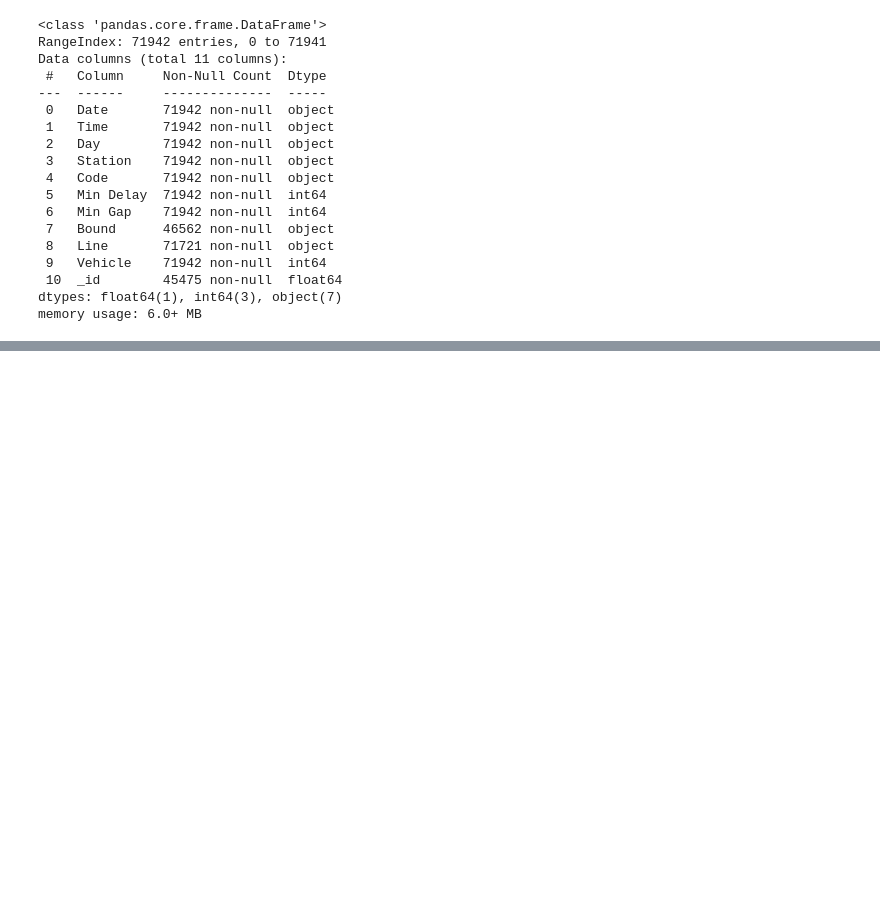
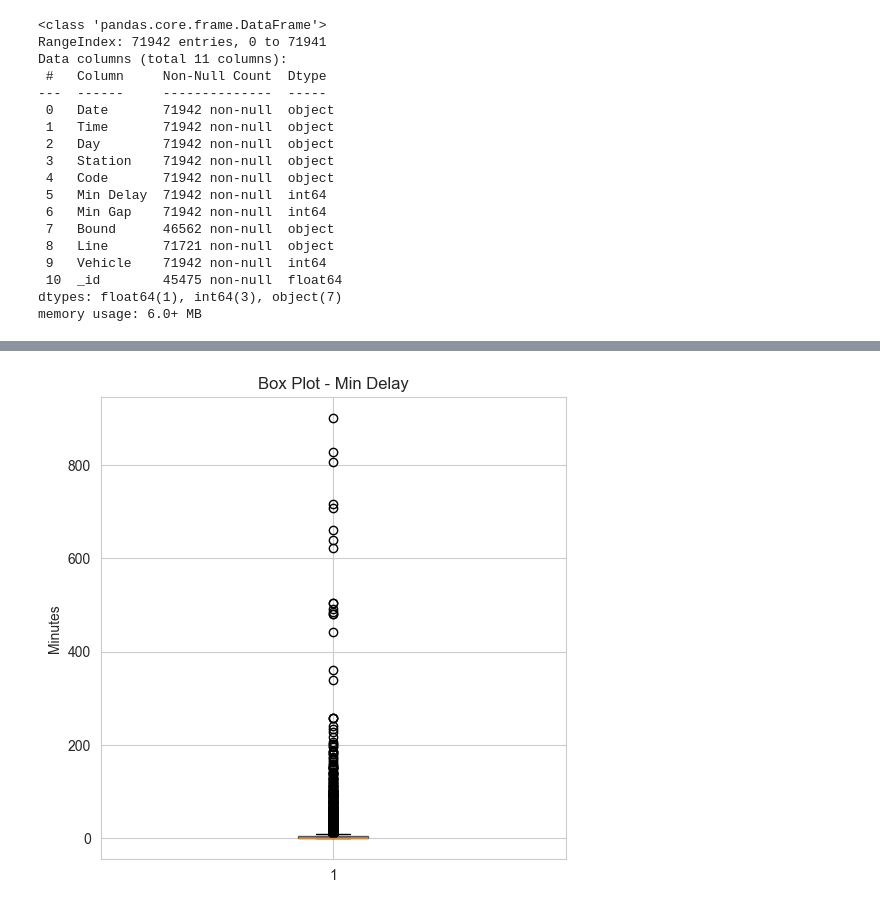
Before and after one commit to yusef-mcc/ttc-project, a Jupyter notebook: ttc-eda.ipynb, the cells around one changed output, grey strips where cells are left out. Drawn from its saved outputs; the diff is of its cells as text; code cells hidden in the pictures; blank space fills up the shorter version.

```diff
--- a/ttc-eda.ipynb
+++ b/ttc-eda.ipynb
@@ -48,3 +53,28 @@ Data columns (total 11 columns):
  10  _id        45475 non-null  float64
 dtypes: float64(1), int64(3), object(7)
 memory usage: 6.0+ MB
+# %%
+line_mapping = {
+    # Line 1 — Yonge-University
+    'YU': 'Line 1', 'YUS': 'Line 1', 'LINE 1': 'Line 1',
+    # Line 2 — Bloor-Danforth
+    'BD': 'Line 2', 'BLOOR DANFORTH': 'Line 2',
+    # Line 4 — Sheppard
+    'SHP': 'Line 4', 'SHEP': 'Line 4',
+    # Line 3 — Scarborough RT (decommissioned 2023)
+    'SRT': 'Line 3',
+    # Multi-line: Line 1 / Line 2
+    'YU/BD': 'Line 1/2', 'YU/ BD': 'Line 1/2', 'YU / BD': 'Line 1/2',
+    'YU & BD': 'Line 1/2', 'YU/BD LINES': 'Line 1/2', 'YU -BD LINES': 'Line 1/2',
+    'BD/YU': 'Line 1/2', 'BD/ YU': 'Line 1/2', 'BD / YU': 'Line 1/2',
+    'YUS/BD': 'Line 1/2', 'YUS / BD': 'Line 1/2', 'YUS/ BD': 'Line 1/2',
+    'BD/YUS': 'Line 1/2', 'BD/ YUS': 'Line 1/2', 'ONGE-UNIVERSITY AND BL': 'Line 1/2',
+    # Multi-line: Line 1 / Line 2 / Line 4
+    'YU/BD/SHP': 'Line 1/2/4', 'YUS/ BD/ SHP': 'Line 1/2/4',
+    # Invalid — bus routes and non-subway entries
+    '109 RANEE': None, '20 CLIFFSIDE': None, '29 DUFFERIN': None, 'TRACK LEVEL ACTIVITY': None,
+}
+# %%
+df['Line'] = df['Line'].map(line_mapping)
+print(f"Unique Line values after maping: {df['Line'].dropna().nunique()}")
+df['Line'].value_counts()
@@ -50,0 +91,4 @@ memory usage: 6.0+ MB
+# %%
+records_before = len(df)
+df = df.dropna(subset=['Line'])
+print(f"Removed {records_before - len(df)} invalid records {records_before:,} -> {len(df):,}")
@@ -50,0 +119,13 @@ memory usage: 6.0+ MB
+# %%
+plt.figure(figsize=(6,6))
+
+plt.boxplot(df["Min Delay"],
+            vert=True,
+            patch_artist=True,
+            boxprops=dict(facecolor='steelblue', alpha=0.6))
+
+plt.title("Box Plot - Min Delay")
+plt.ylabel("Minutes")
+plt.show()
+# %% [output]
+[figure, added]
```
Also changed, not shown: parts of 18 cells of this notebook.
